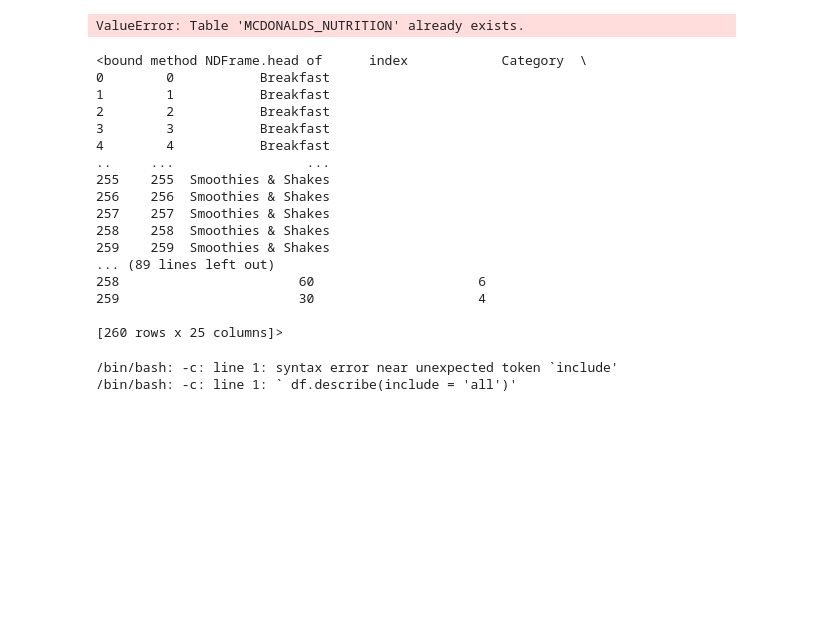
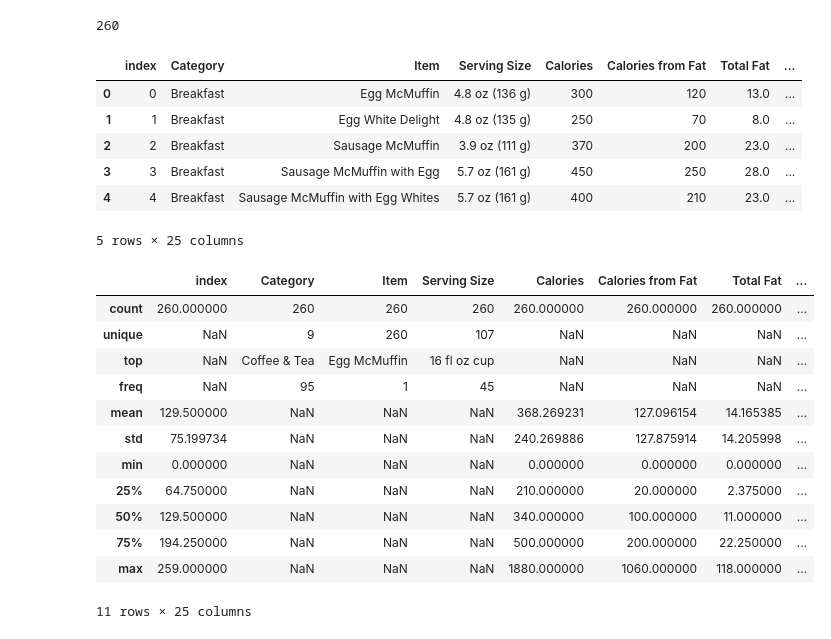
Before and after one commit to jiseon050/2024.DB, a Jupyter notebook: 01_MCmenu.ipynb, the cells around one changed output. Saved outputs shown, nothing was run; the diff lists cells and outputs as text; code cells hidden in the pictures; blank space fills up the shorter version.

```diff
--- a/01_MCmenu.ipynb
+++ b/01_MCmenu.ipynb
@@ -3,39 +3,38 @@
 # %%
 import pandas as pd
 import sqlite3
-
-data = pd.read_csv('menu.csv')
+data = pd.read_csv('/menu.csv')
 conn = sqlite3.connect('McDonalds.db')
 data.to_sql('MCDONALDS_NUTRITION', conn)
 # %% [output]
-ValueError: Table 'MCDONALDS_NUTRITION' already exists.
+260
 # %%
-#data frame
-df = pd.read_sql("select * from MCDONALDS_NUTRITION", conn)
-df.head
+df = pd.read_sql("SELECT * FROM MCDONALDS_NUTRITION", conn)
+df.head()
 # %% [output]
+|  | index | Category | Item | Serving Size | Calories | Calories from Fat | Total Fat | ... |
+| 0 | 0 | Breakfast | Egg McMuffin | 4.8 oz (136 g) | 300 | 120 | 13.0 | ... |
+| 1 | 1 | Breakfast | Egg White Delight | 4.8 oz (135 g) | 250 | 70 | 8.0 | ... |
+| 2 | 2 | Breakfast | Sausage McMuffin | 3.9 oz (111 g) | 370 | 200 | 23.0 | ... |
+| 3 | 3 | Breakfast | Sausage McMuffin with Egg | 5.7 oz (161 g) | 450 | 250 | 28.0 | ... |
+| 4 | 4 | Breakfast | Sausage McMuffin with Egg Whites | 5.7 oz (161 g) | 400 | 210 | 23.0 | ... |
-<bound method NDFrame.head of      index            Category  \
-0        0           Breakfast
-1        1           Breakfast
-2        2           Breakfast
-3        3           Breakfast
-4        4           Breakfast
-..     ...                 ...
-255    255  Smoothies & Shakes
-256    256  Smoothies & Shakes
-257    257  Smoothies & Shakes
-258    258  Smoothies & Shakes
-259    259  Smoothies & Shakes
-... (89 lines left out)
-258                       60                     6
-259                       30                     4
-
-[260 rows x 25 columns]>
+5 rows × 25 columns
 # %%
-! df.describe(include = 'all')
+df.describe(include = 'all')
 # %% [output]
+|  | index | Category | Item | Serving Size | Calories | Calories from Fat | Total Fat | ... |
+| count | 260.000000 | 260 | 260 | 260 | 260.000000 | 260.000000 | 260.000000 | ... |
+| unique | NaN | 9 | 260 | 107 | NaN | NaN | NaN | ... |
+| top | NaN | Coffee & Tea | Egg McMuffin | 16 fl oz cup | NaN | NaN | NaN | ... |
+| freq | NaN | 95 | 1 | 45 | NaN | NaN | NaN | ... |
+| mean | 129.500000 | NaN | NaN | NaN | 368.269231 | 127.096154 | 14.165385 | ... |
+| std | 75.199734 | NaN | NaN | NaN | 240.269886 | 127.875914 | 14.205998 | ... |
+| min | 0.000000 | NaN | NaN | NaN | 0.000000 | 0.000000 | 0.000000 | ... |
+| 25% | 64.750000 | NaN | NaN | NaN | 210.000000 | 20.000000 | 2.375000 | ... |
+| 50% | 129.500000 | NaN | NaN | NaN | 340.000000 | 100.000000 | 11.000000 | ... |
+| 75% | 194.250000 | NaN | NaN | NaN | 500.000000 | 200.000000 | 22.250000 | ... |
+| max | 259.000000 | NaN | NaN | NaN | 1880.000000 | 1060.000000 | 118.000000 | ... |
-/bin/bash: -c: line 1: syntax error near unexpected token `include'
-/bin/bash: -c: line 1: ` df.describe(include = 'all')'
+11 rows × 25 columns
 # %%
 import matplotlib.pyplot as plt
 %matplotlib inline
```
Also changed, not shown: parts of 7 cells of this notebook.
